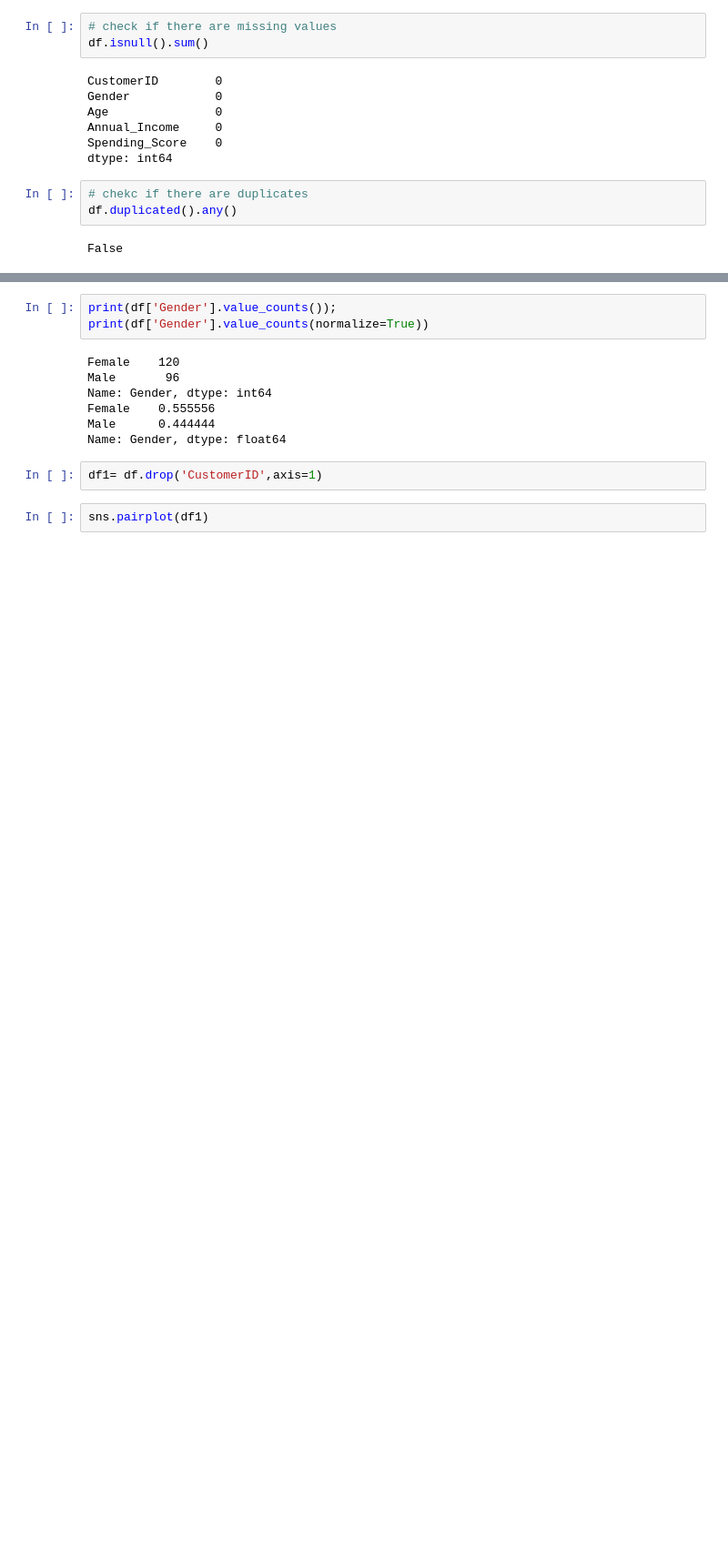
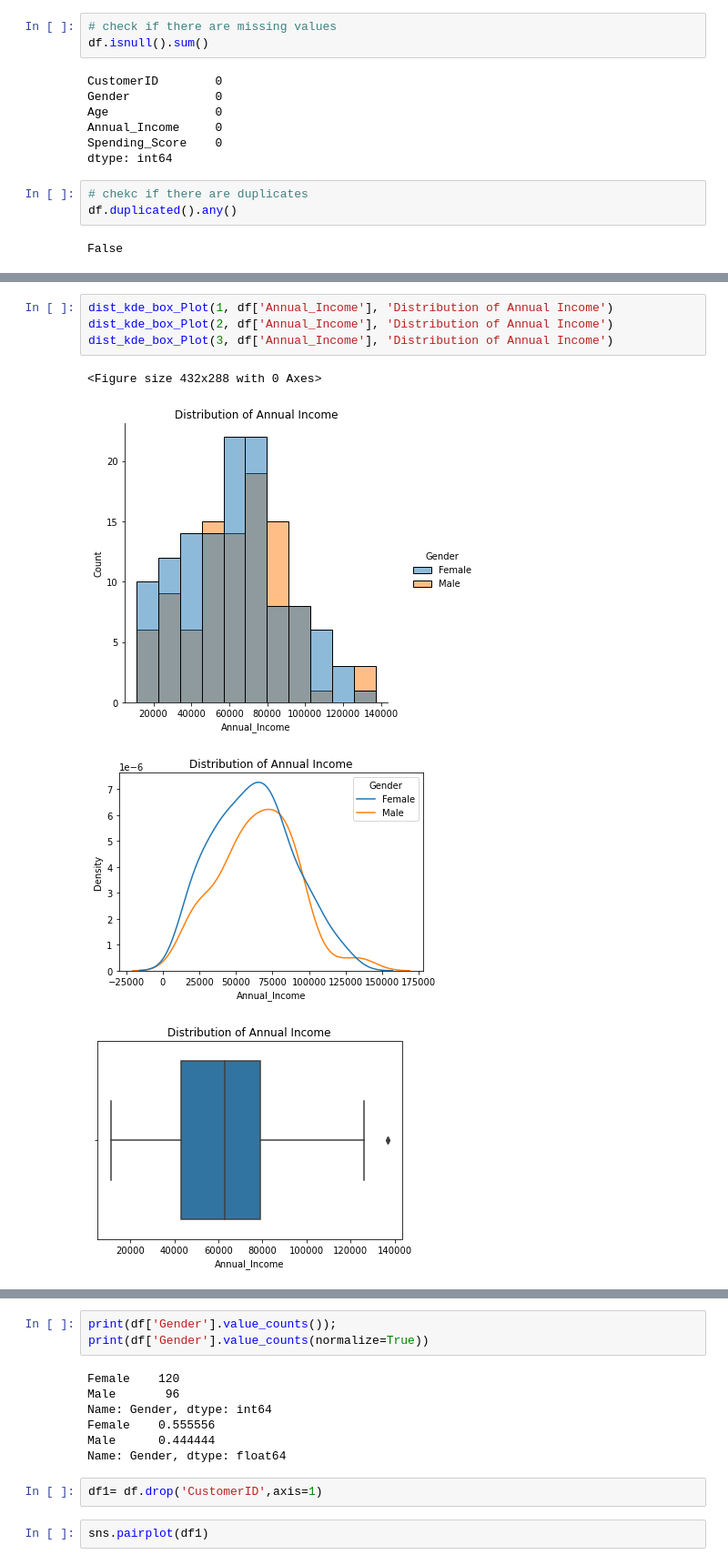
Before and after one commit to MeganWang393/PortfolioProjects, a Jupyter notebook: KMeans Clustering.ipynb, the cells around one changed output, grey strips where cells are left out. Shown at 91% size. Cells and saved outputs as stored; diff of their text form; blank space fills up the shorter version.

```diff
--- a/KMeans Clustering.ipynb
+++ b/KMeans Clustering.ipynb
@@ -125,0 +91,9 @@ BoxPlot1(df['Spending_Score'], 'Box Plot of Spending Score')
+# %%
+dist_kde_box_Plot(1, df['Annual_Income'], 'Distribution of Annual Income')
+dist_kde_box_Plot(2, df['Annual_Income'], 'Distribution of Annual Income')
+dist_kde_box_Plot(3, df['Annual_Income'], 'Distribution of Annual Income')
+# %% [output]
+<Figure size 432x288 with 0 Axes>
+[figure, added]
+[figure, added]
+[figure, added]
```
Also changed, not shown: parts of 18 cells of this notebook.
